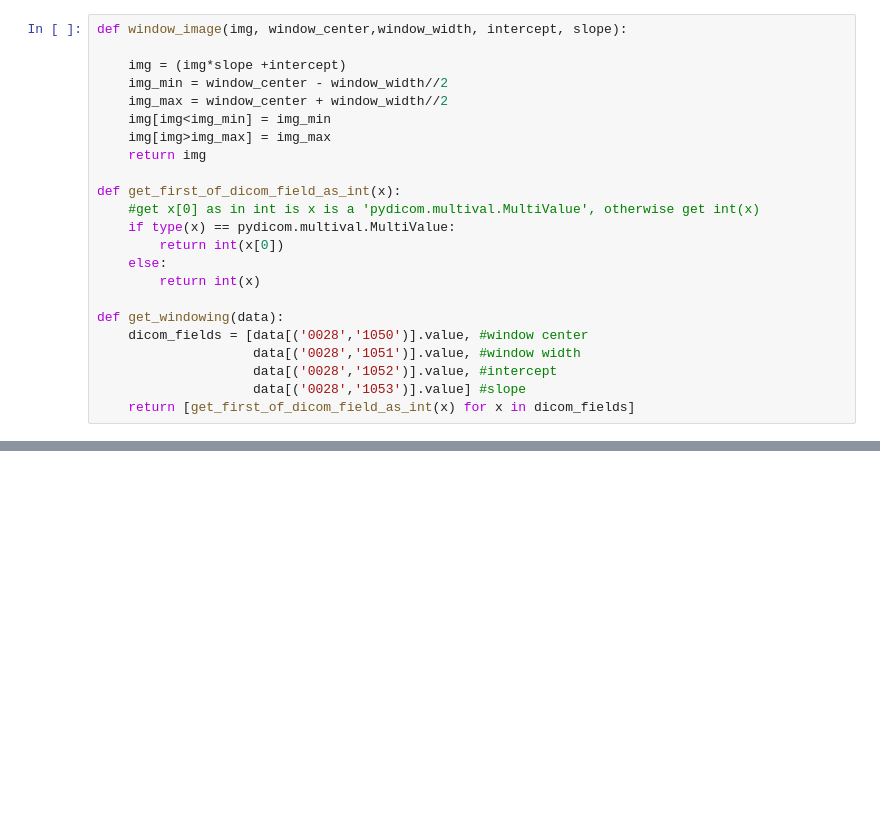
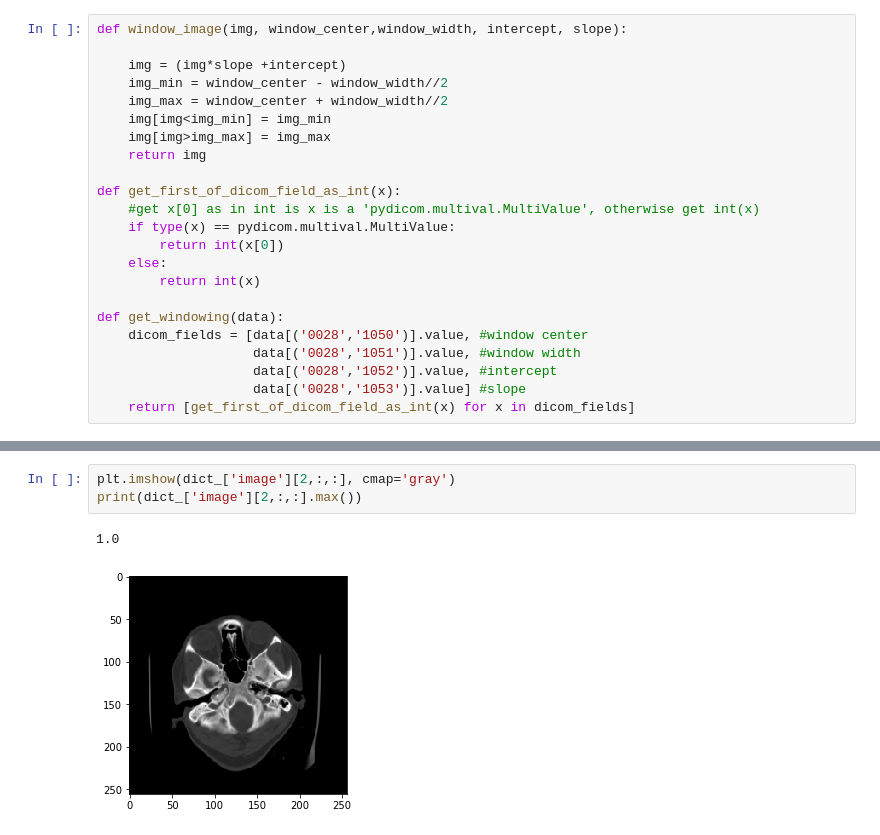
Before and after one commit to sankethsm/rsna-kaggle-RIT, a Jupyter notebook: datagenerator.ipynb, the cells around one changed output, grey strips where cells are left out. Saved outputs shown, nothing was run; the diff lists cells and outputs as text; blank space fills up the shorter version.

```diff
--- a/datagenerator.ipynb
+++ b/datagenerator.ipynb
@@ -112,0 +187,6 @@ class RsnaRIT(Dataset):
+# %%
+plt.imshow(dict_['image'][2,:,:], cmap='gray')
+print(dict_['image'][2,:,:].max())
+# %% [output]
+1.0
+[figure, added]
```
Also changed, not shown: parts of 11 cells of this notebook, 13 other files.
